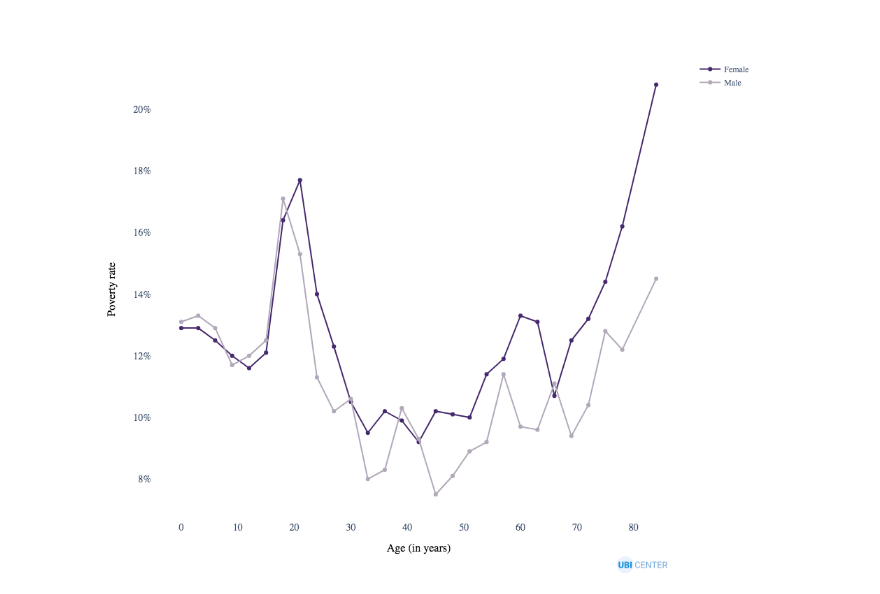
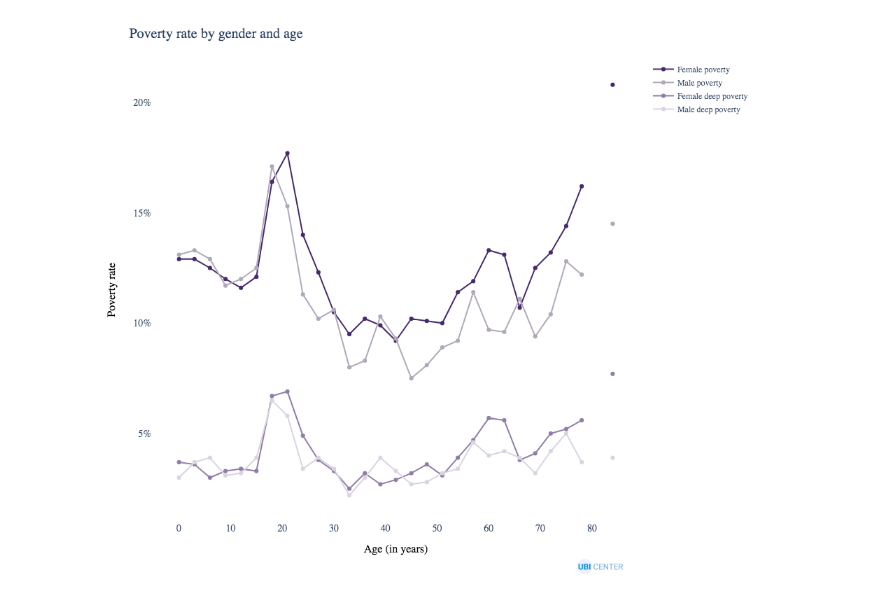
Before and after one commit to UBICenter/blog, a Jupyter notebook: jb/20210308/womens-day-2021.ipynb, the cells around one changed output. Cells and saved outputs as stored; diff of their text form; code cells hidden in the pictures.

```diff
--- a/jb/20210308/womens-day-2021.ipynb
+++ b/jb/20210308/womens-day-2021.ipynb
@@ -30,30 +10,65 @@ total_agi_pos = mdf.weighted_sum(spm, "agi_pos", "spm_weight")
 # %%
+import microdf as mdf
+import numpy as np
+import pandas as pd
+import plotly.express as px
+import ubicenter
+
+df = pd.read_csv("https://github.com/MaxGhenis/datarepo/raw/master/pppub20.csv.gz",
+                 usecols=["MARSUPWT", "SPM_RESOURCES", "SPM_POVTHRESHOLD",
+                          "SPM_WEIGHT", "SPM_NUMPER", "A_SEX", "A_AGE",
+                          "SPM_ID", "AGI"])
+df.columns = df.columns.str.lower()
+df["weight"] = df.marsupwt / 100
+df["spm_weight"] = df.spm_weight / 100
+df["female"] = df.a_sex == 2
+df["poverty"] = df.spm_resources < df.spm_povthreshold
+df["deep_poverty"] = df.spm_resources < (df.spm_povthreshold / 2)
+df["sex"] = np.where(df.female, "Female", "Male")
+
+spm = df.groupby(["spm_id", "spm_resources", "spm_weight", "spm_povthreshold",
+                  "spm_numper"])[["agi"]].sum()
+spm["agi_pos"] = np.maximum(spm.agi, 0)
+spm.reset_index(inplace = True)
+
+total_population = df.weight.sum()
+total_agi_pos = mdf.weighted_sum(spm, "agi_pos", "spm_weight")
+
 # Bin into ages aligning with 18 year old threshold.
 LIGHT_PURPLE = "#907EA8"
 DARK_PURPLE = "#46296E"
 LIGHT_GREY = "#DAD4E2"
 DARK_GREY = "#B1A8B9"
 
-
+COLOR_MAP = {"Female": DARK_PURPLE,
+             "Male": LIGHT_GREY,
+             "Female poverty": DARK_PURPLE,
+             "Female deep poverty": LIGHT_PURPLE,
+             "Male poverty": DARK_GREY,
+             "Male deep poverty": LIGHT_GREY}
 
 df["age_group"] = pd.cut(df.a_age, np.arange(0, 88, 3),
                          labels = np.arange(0, 85, 3))
-pov_age = mdf.weighted_mean(df, "poverty", "marsupwt",
-                            groupby = ["age_group", "sex"]).reset_index()
-pov_age.rename({0: "poverty"}, axis=1, inplace = True)
-pov_age.poverty = 100 * pov_age.poverty.round(3)
+pov_age = mdf.weighted_mean(df, ["poverty", "deep_poverty"], "marsupwt",
+                            groupby = ["age_group", "sex"])
+pov_age = 100 * pov_age.round(3)
+pov_age.reset_index(inplace=True)
+pov_age = pov_age.melt(["age_group", "sex"], ["poverty", "deep_poverty"])
+pov_age["label"] = pov_age.sex + " " + np.where(
+    pov_age.variable == "poverty", "poverty",  "deep poverty")
 
-fig = px.line(pov_age, x = "age_group", y = "poverty",
-              color = "sex",
-              color_discrete_map={"Female": DARK_PURPLE, "Male": DARK_GREY})
+fig = px.line(pov_age, x = "age_group", y = "value",
+              color = "label",
+              color_discrete_map=COLOR_MAP)
 fig.update_layout(
+    title="Poverty by gender and age",
     xaxis_title="Age (in years)",
     yaxis_title="Poverty rate",
     legend_title = "",
     yaxis_ticksuffix="%")
 
 fig.update_traces(mode="markers+lines", hovertemplate=None)
 
 ubicenter.format_fig(fig)
 # %% [output]
-[figure, old version]
+[figure, new version]
```
Also changed, not shown: parts of 19 cells of this notebook, 2 other files.
